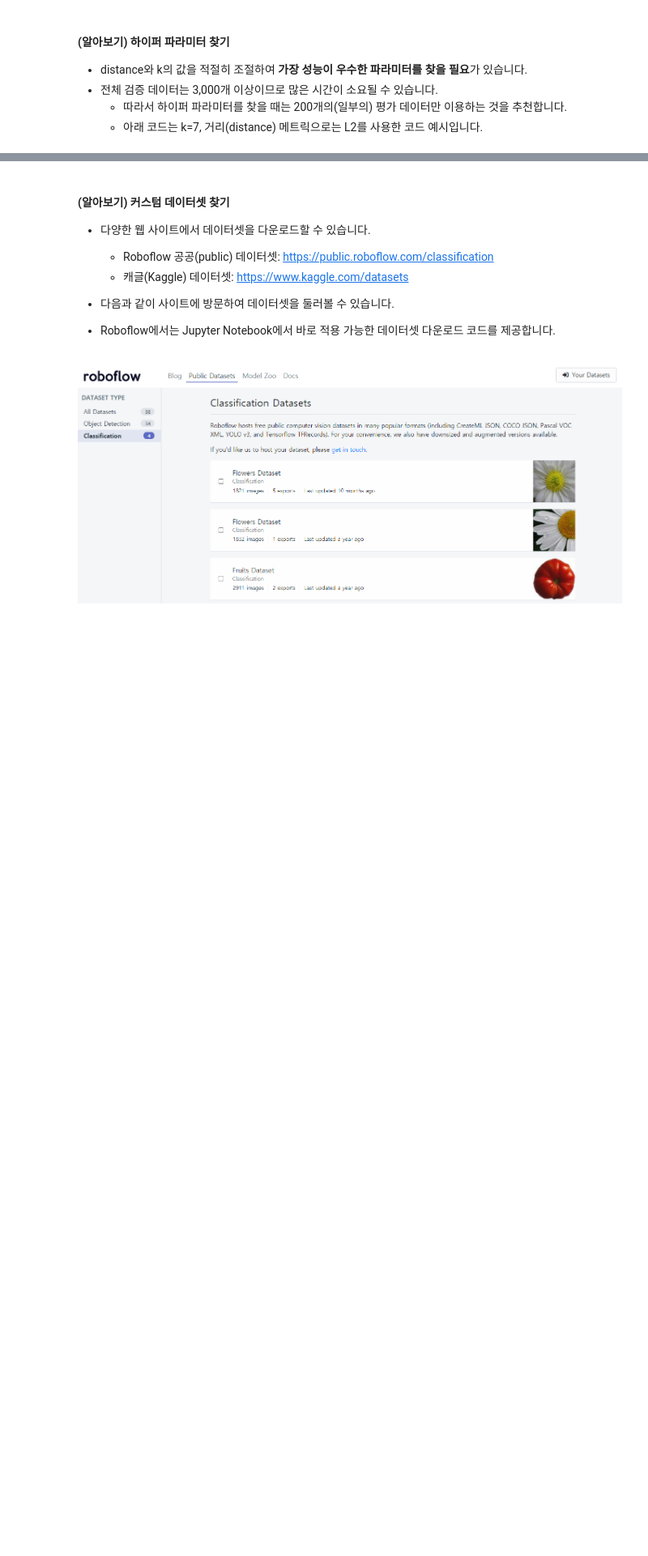
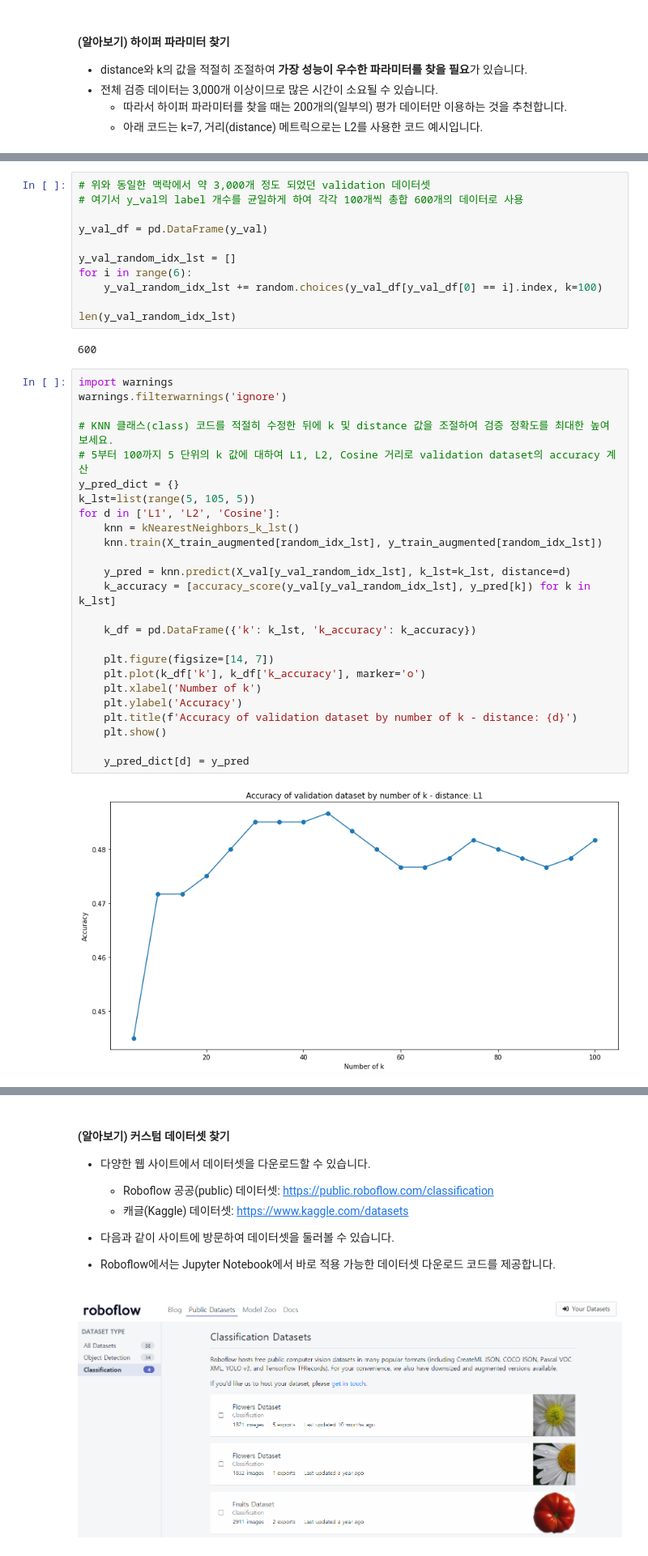
Before and after one commit to Paul-scpark/AI-dev-course, a Jupyter notebook: 9주차/Problem_scene_image_classification.ipynb, the cells around one changed output, grey strips where cells are left out. Shown at 81% size. Saved outputs shown, nothing was run; the diff lists cells and outputs as text; blank space fills up the shorter version.

```diff
--- a/9주차/Problem_scene_image_classification.ipynb
+++ b/9주차/Problem_scene_image_classification.ipynb
@@ -806,0 +809,40 @@ KeyboardInterrupt:
+# %%
+# 위와 동일한 맥락에서 약 3,000개 정도 되었던 validation 데이터셋
+# 여기서 y_val의 label 개수를 균일하게 하여 각각 100개씩 총합 600개의 데이터로 사용
+
+y_val_df = pd.DataFrame(y_val)
+
+y_val_random_idx_lst = []
+for i in range(6):
+    y_val_random_idx_lst += random.choices(y_val_df[y_val_df[0] == i].index, k=100)
+
+len(y_val_random_idx_lst)
+# %% [output]
+600
+# %%
+import warnings
+warnings.filterwarnings('ignore')
+
+# KNN 클래스(class) 코드를 적절히 수정한 뒤에 k 및 distance 값을 조절하여 검증 정확도를 최대한 높여 보세요.
+# 5부터 100까지 5 단위의 k 값에 대하여 L1, L2, Cosine 거리로 validation dataset의 accuracy 계산
+y_pred_dict = {}
+k_lst=list(range(5, 105, 5))
+for d in ['L1', 'L2', 'Cosine']:
+    knn = kNearestNeighbors_k_lst()
+    knn.train(X_train_augmented[random_idx_lst], y_train_augmented[random_idx_lst])
+
+    y_pred = knn.predict(X_val[y_val_random_idx_lst], k_lst=k_lst, distance=d)
+    k_accuracy = [accuracy_score(y_val[y_val_random_idx_lst], y_pred[k]) for k in k_lst]
+
+    k_df = pd.DataFrame({'k': k_lst, 'k_accuracy': k_accuracy})
+
+    plt.figure(figsize=[14, 7])
+    plt.plot(k_df['k'], k_df['k_accuracy'], marker='o')
+    plt.xlabel('Number of k')
+    plt.ylabel('Accuracy')
+    plt.title(f'Accuracy of validation dataset by number of k - distance: {d}')
+    plt.show()
+
+    y_pred_dict[d] = y_pred
+# %% [output]
+[figure, added]
```
Also changed, not shown: parts of 30 cells of this notebook.
